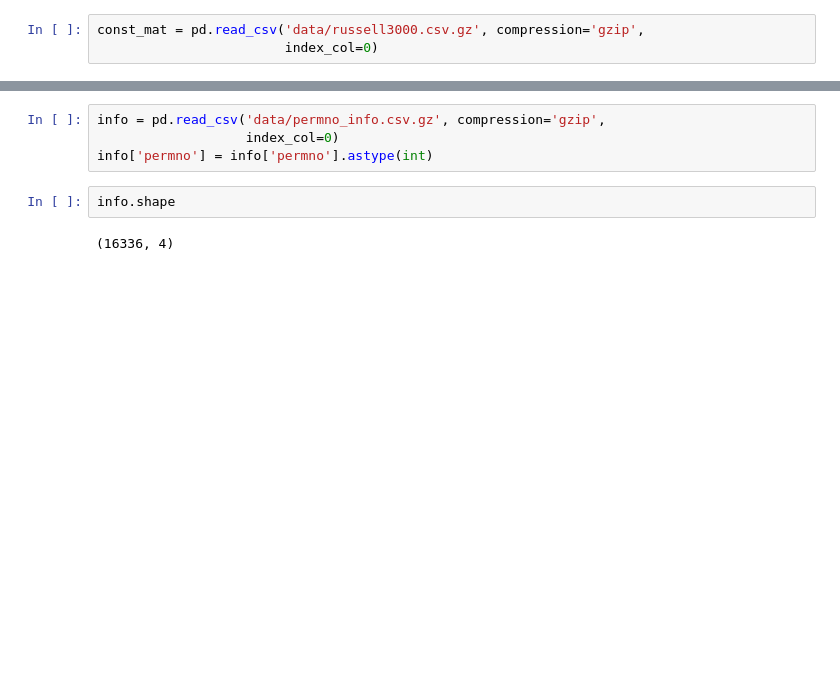
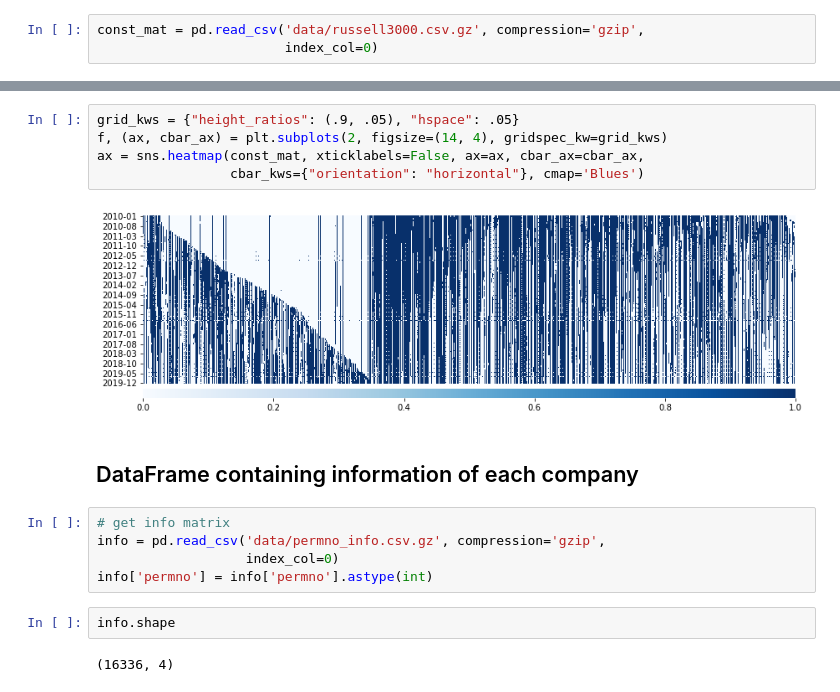
Before and after one commit to wvmrtn/fbd-project, a Jupyter notebook: eda.ipynb, the cells around one changed output, grey strips where cells are left out. Saved outputs shown, nothing was run; the diff lists cells and outputs as text; blank space fills up the shorter version.

```diff
--- a/eda.ipynb
+++ b/eda.ipynb
@@ -22,4 +66,14 @@ const_mat.loc['2010-02']['10163']
+# %%
+grid_kws = {"height_ratios": (.9, .05), "hspace": .05}
+f, (ax, cbar_ax) = plt.subplots(2, figsize=(14, 4), gridspec_kw=grid_kws)
+ax = sns.heatmap(const_mat, xticklabels=False, ax=ax, cbar_ax=cbar_ax,
+                 cbar_kws={"orientation": "horizontal"}, cmap='Blues')
+# %% [output]
+[figure, added]
+# %% [markdown]
+## DataFrame containing information of each company
 # %%
+# get info matrix
 info = pd.read_csv('data/permno_info.csv.gz', compression='gzip',
                    index_col=0)
 info['permno'] = info['permno'].astype(int)
```
Also changed, not shown: parts of 33 cells of this notebook, 1 other file.
